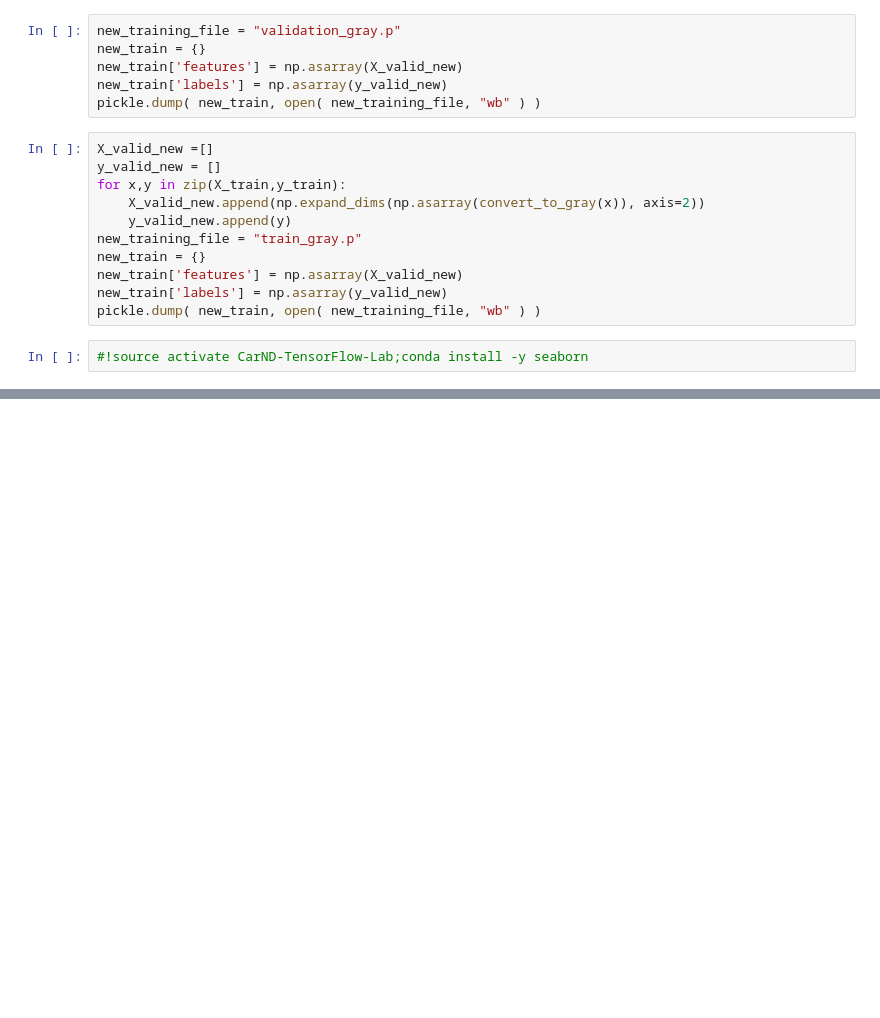
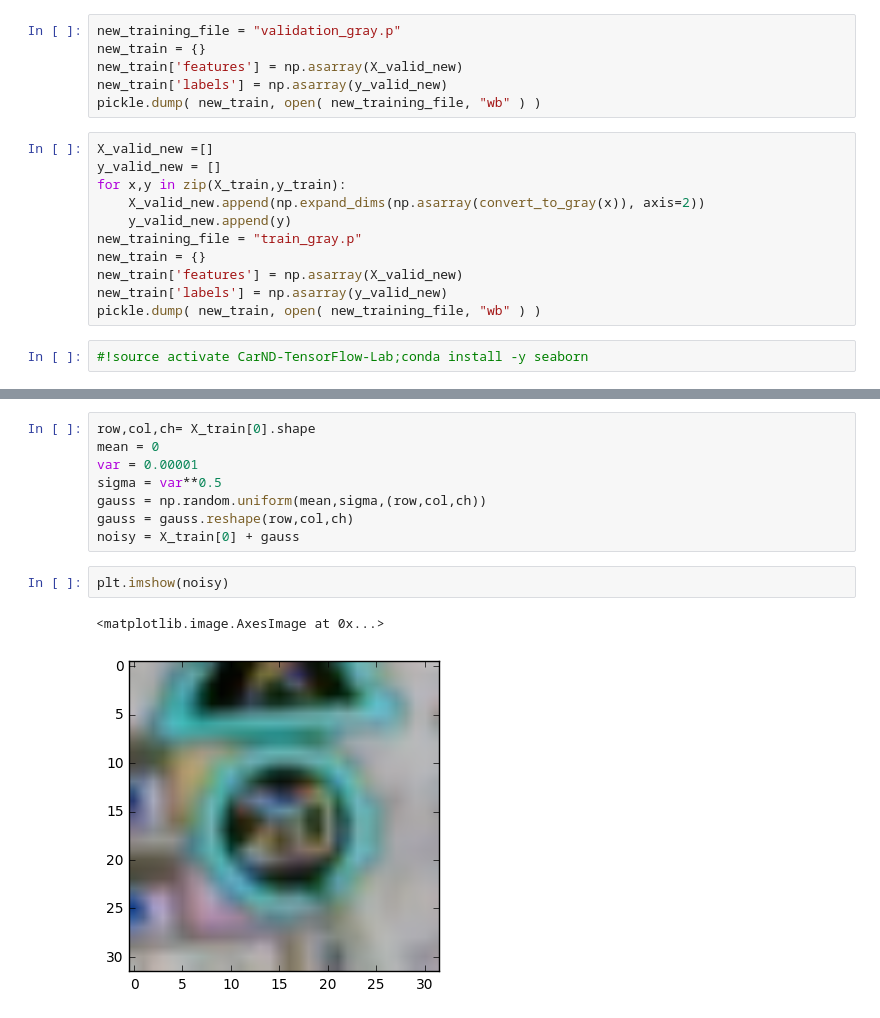
Before and after one commit to girishsk/CarND-Traffic-Sign-Classifier-Project, a Jupyter notebook: Data_processing.ipynb, the cells around one changed output, grey strips where cells are left out. Drawn from its saved outputs; the diff is of its cells as text; blank space fills up the shorter version.

```diff
--- a/Data_processing.ipynb
+++ b/Data_processing.ipynb
@@ -99,0 +275,13 @@ def PCA_whitening(X):
+# %%
+row,col,ch= X_train[0].shape
+mean = 0
+var = 0.00001
+sigma = var**0.5
+gauss = np.random.uniform(mean,sigma,(row,col,ch))
+gauss = gauss.reshape(row,col,ch)
+noisy = X_train[0] + gauss
+# %%
+plt.imshow(noisy)
+# %% [output]
+<matplotlib.image.AxesImage at 0x...>
+[figure, added]
```
Also changed, not shown: parts of 31 cells of this notebook, 1 other file.
